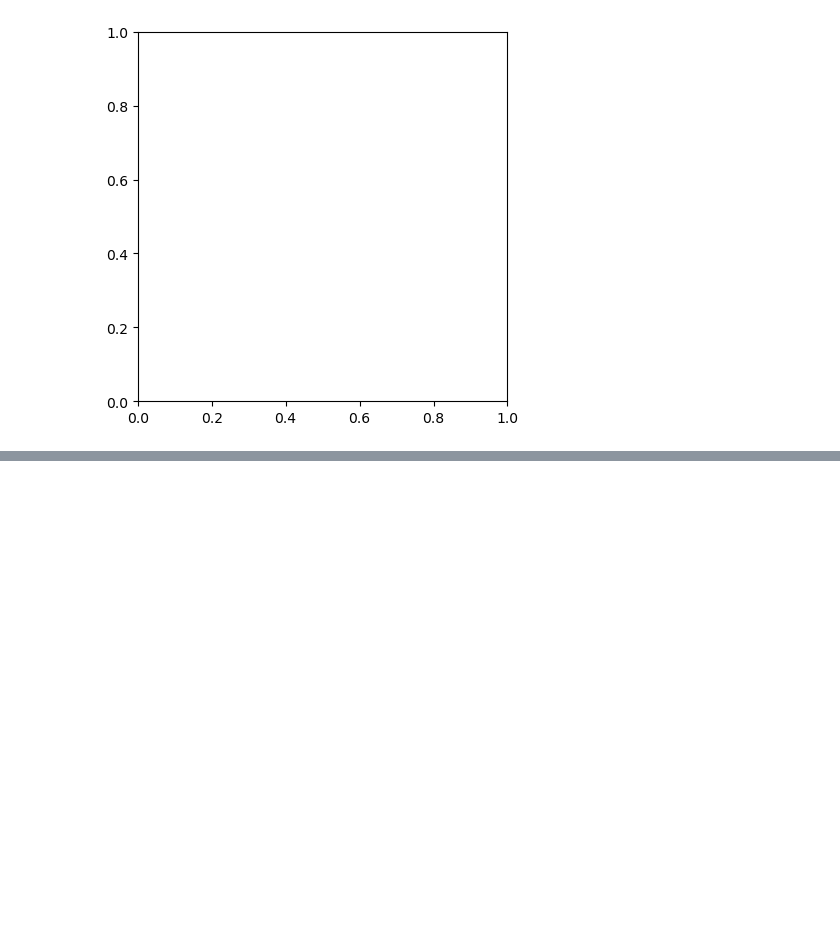
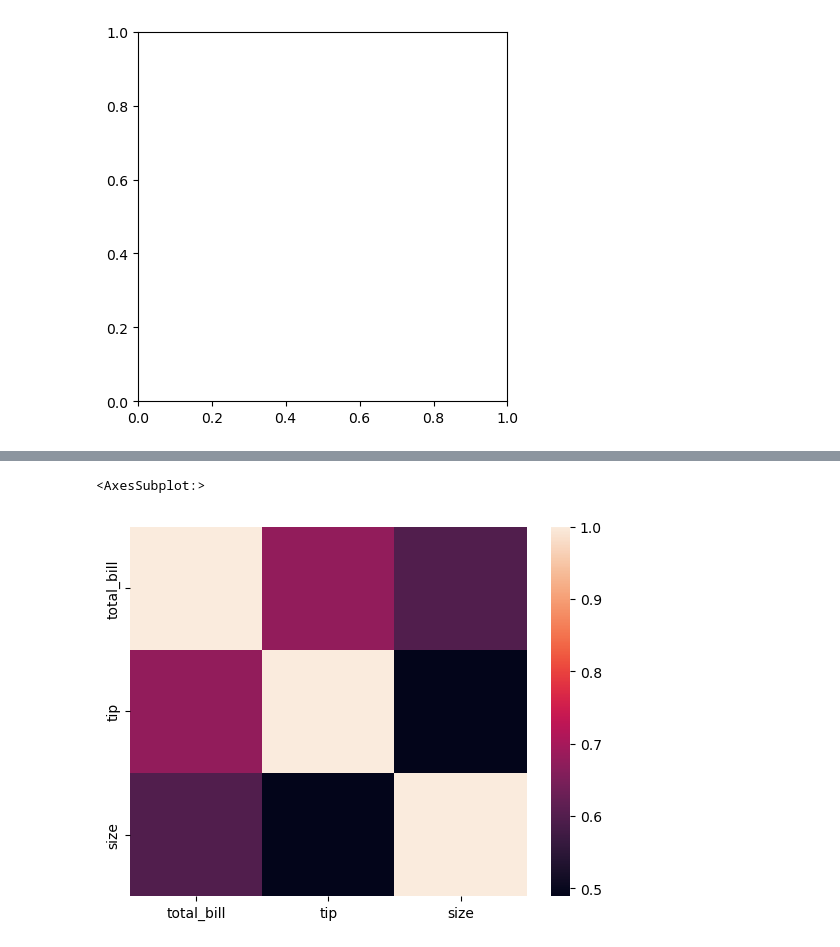
Before and after one commit to Amitrawat22/DataScience, a Jupyter notebook: python/Python_libraaries.ipynb, the cells around one changed output, grey strips where cells are left out. Saved outputs shown, nothing was run; the diff lists cells and outputs as text; code cells hidden in the pictures; blank space fills up the shorter version.

```diff
--- a/python/Python_libraaries.ipynb
+++ b/python/Python_libraaries.ipynb
@@ -778,0 +782,6 @@ ValueError: 'explode' must be of length 'x'
+# %%
+#displot
+#joinplot->bivariate analysis (realtionship between 2)
+#pairplot->more than 2 realtionship.
+#univariate and bivariate analysis can be done using seaborn
+df = sns.load_dataset("tips")
@@ -778,0 +820,5 @@ ValueError: 'explode' must be of length 'x'
+# %%
+sns.heatmap(df.corr())
+# %% [output]
+<AxesSubplot:>
+[figure, added]
```
Also changed, not shown: parts of 49 cells of this notebook.
